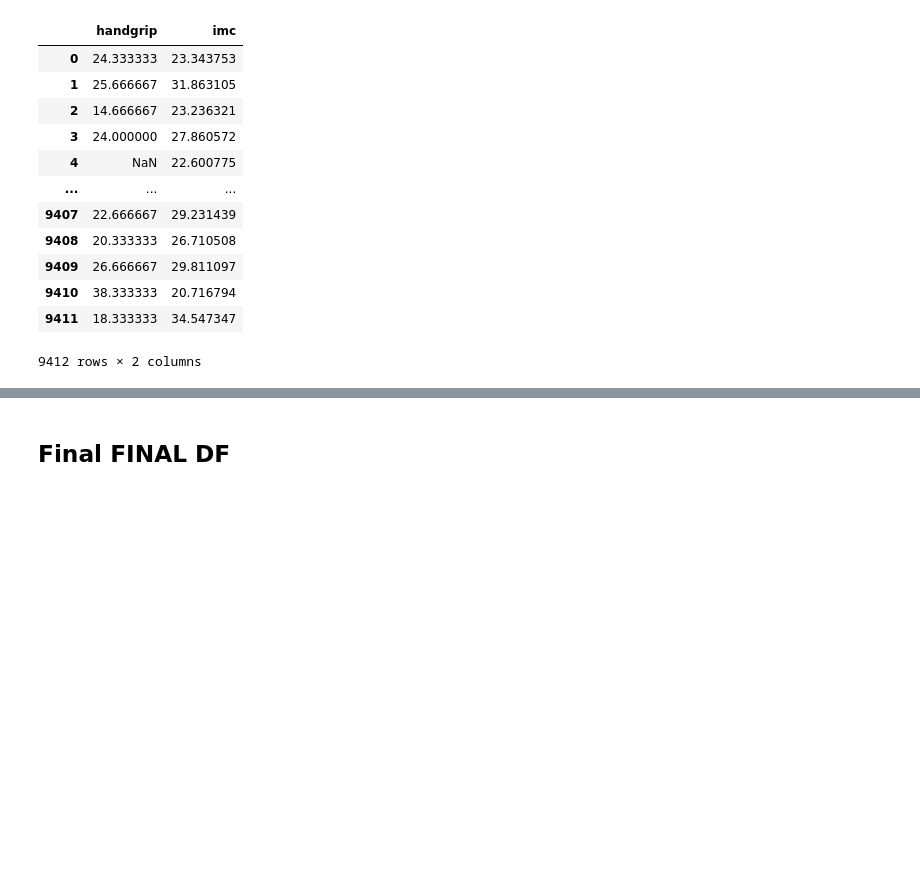
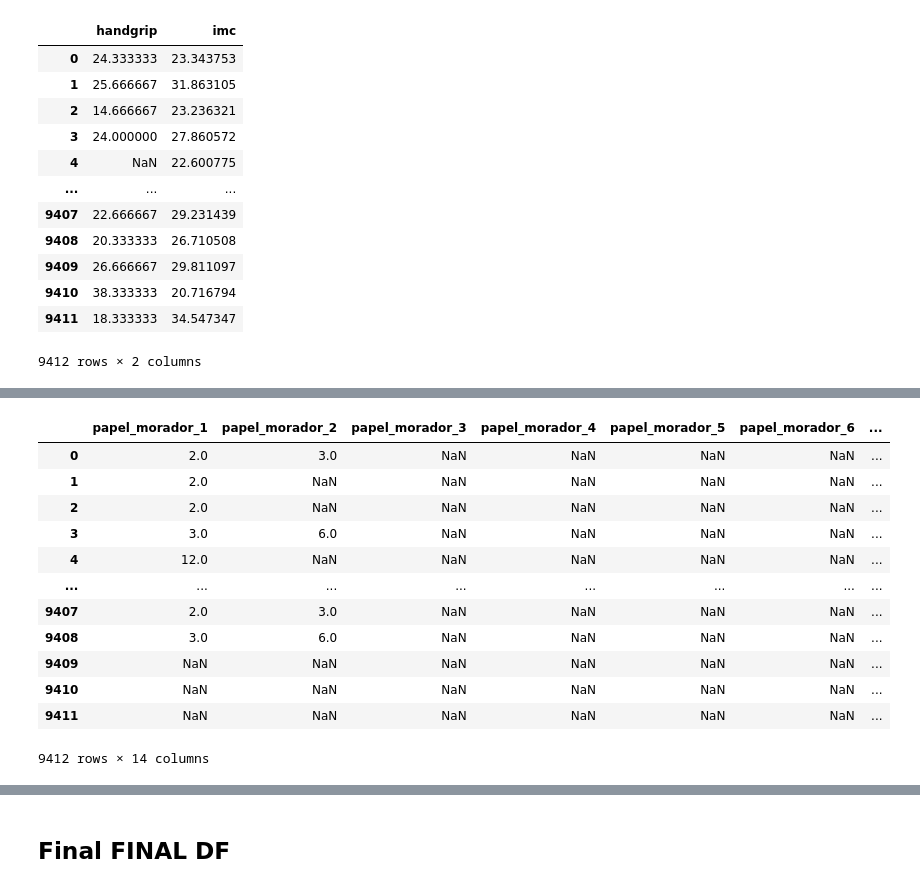
Before and after one commit to vinicind/intrinsic-capacity, a Jupyter notebook: dataset_generation.ipynb, the cells around one changed output, grey strips where cells are left out. Cells and saved outputs as stored; diff of their text form; code cells hidden in the pictures; blank space fills up the shorter version.

```diff
--- a/dataset_generation.ipynb
+++ b/dataset_generation.ipynb
@@ -1024,0 +1068,23 @@ vitality_df
+# %%
+sexo_moradores  = dados_onda1[[f'ar12_{x}' for x in range (1, 15)]]
+sexo_moradores.columns = [f'sexo_morador_{x}' for x in range (1, 15)]
+idade_moradores = dados_onda1[[f'ar14_{x}' for x in range (1, 15)]]
+idade_moradores.columns = [f'idade_morador_{x}' for x in range (1, 15)]
+papel_moradores = dados_onda1[[f'ar15_{x}' for x in range (1, 15)]]
+papel_moradores.columns = [f'papel_morador_{x}' for x in range (1, 15)]
+# %%
+papel_moradores
+# %% [output]
+|  | papel_morador_1 | papel_morador_2 | papel_morador_3 | papel_morador_4 | papel_morador_5 | papel_morador_6 | ... |
+| 0 | 2.0 | 3.0 | NaN | NaN | NaN | NaN | ... |
+| 1 | 2.0 | NaN | NaN | NaN | NaN | NaN | ... |
+| 2 | 2.0 | NaN | NaN | NaN | NaN | NaN | ... |
+| 3 | 3.0 | 6.0 | NaN | NaN | NaN | NaN | ... |
+| 4 | 12.0 | NaN | NaN | NaN | NaN | NaN | ... |
+| ... | ... | ... | ... | ... | ... | ... | ... |
+| 9407 | 2.0 | 3.0 | NaN | NaN | NaN | NaN | ... |
+| 9408 | 3.0 | 6.0 | NaN | NaN | NaN | NaN | ... |
+| 9409 | NaN | NaN | NaN | NaN | NaN | NaN | ... |
+| 9410 | NaN | NaN | NaN | NaN | NaN | NaN | ... |
+| 9411 | NaN | NaN | NaN | NaN | NaN | NaN | ... |
+9412 rows × 14 columns
```
Also changed, not shown: parts of 13 cells of this notebook, 3 other files.
